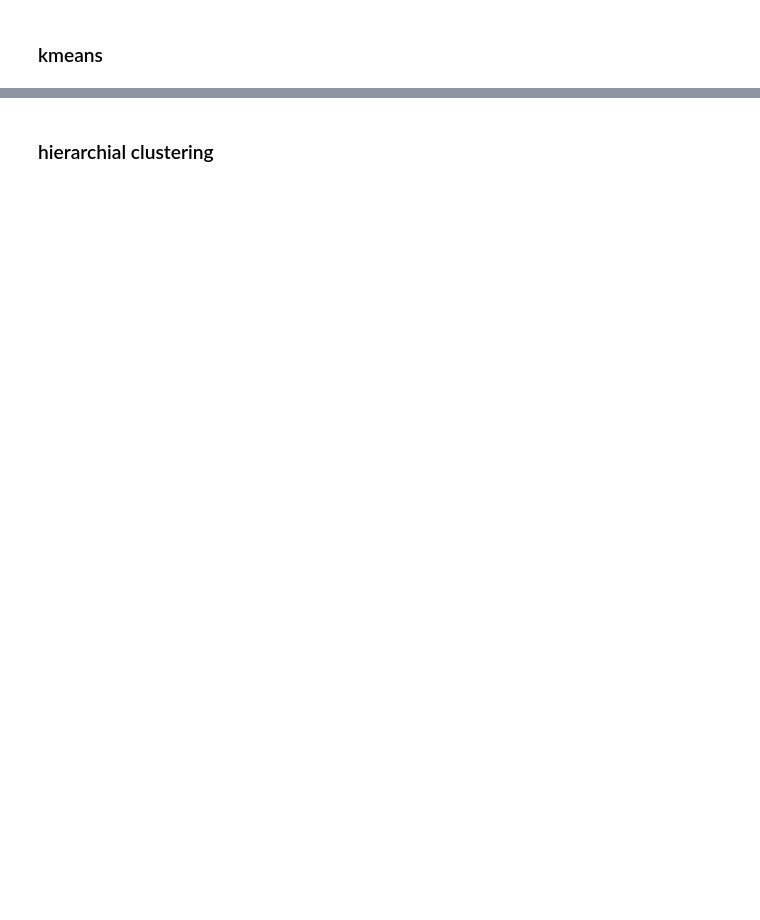
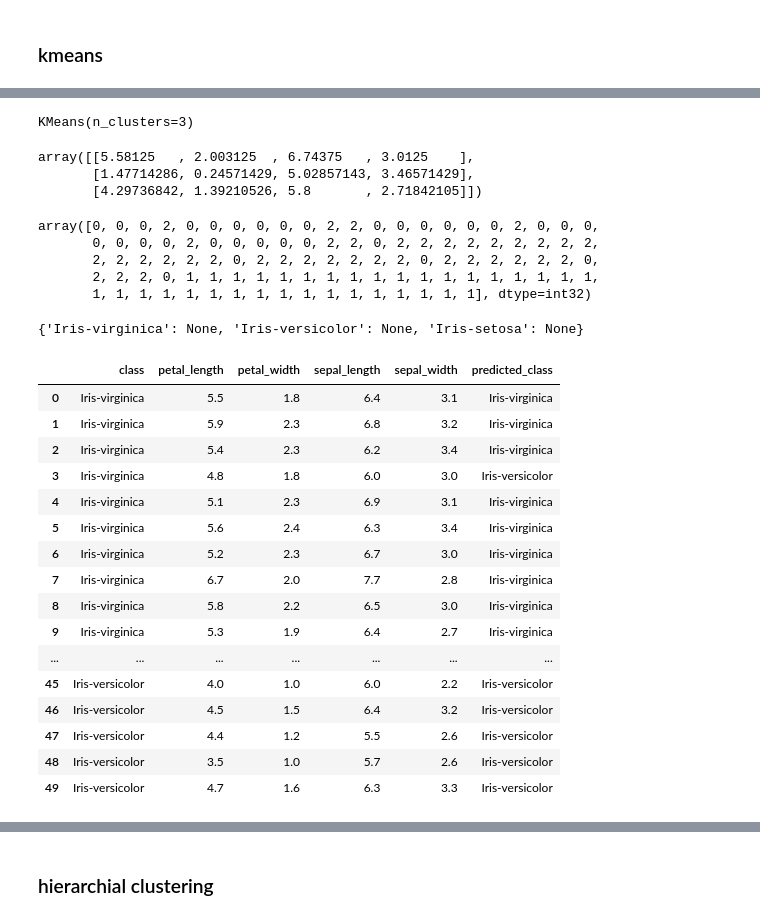
Before and after one commit to sharmasaravanan/Machine_learning, a Jupyter notebook: AI-Connect-2021.ipynb, the cells around one changed output, grey strips where cells are left out. Saved outputs shown, nothing was run; the diff lists cells and outputs as text; code cells hidden in the pictures; blank space fills up the shorter version.

```diff
--- a/AI-Connect-2021.ipynb
+++ b/AI-Connect-2021.ipynb
@@ -2106,0 +2114,2 @@ pca
+# %%
+dataset = pd.read_csv("train.csv")
@@ -2106,0 +2150,48 @@ pca
+# %%
+model.fit(x)
+# %% [output]
+KMeans(n_clusters=3)
+# %%
+model.cluster_centers_
+# %% [output]
+array([[5.58125   , 2.003125  , 6.74375   , 3.0125    ],
+       [1.47714286, 0.24571429, 5.02857143, 3.46571429],
+       [4.29736842, 1.39210526, 5.8       , 2.71842105]])
+# %%
+model.labels_
+# %% [output]
+array([0, 0, 0, 2, 0, 0, 0, 0, 0, 0, 2, 2, 0, 0, 0, 0, 0, 0, 2, 0, 0, 0,
+       0, 0, 0, 0, 2, 0, 0, 0, 0, 0, 2, 2, 0, 2, 2, 2, 2, 2, 2, 2, 2, 2,
+       2, 2, 2, 2, 2, 2, 0, 2, 2, 2, 2, 2, 2, 2, 0, 2, 2, 2, 2, 2, 2, 0,
+       2, 2, 2, 0, 1, 1, 1, 1, 1, 1, 1, 1, 1, 1, 1, 1, 1, 1, 1, 1, 1, 1,
+       1, 1, 1, 1, 1, 1, 1, 1, 1, 1, 1, 1, 1, 1, 1, 1, 1], dtype=int32)
+# %%
+dict.fromkeys(dataset['class'].unique())
+# %% [output]
+{'Iris-virginica': None, 'Iris-versicolor': None, 'Iris-setosa': None}
+# %%
+temp = {0:'Iris-virginica', 2:'Iris-versicolor', 1:'Iris-setosa'}
+# %%
+dataset.drop(columns='predicted',inplace=True)
+# %%
+dataset['predicted_class'] = dataset['predicted'].map(temp)
+# %%
+dataset.iloc[:50,:]
+# %% [output]
+|  | class | petal_length | petal_width | sepal_length | sepal_width | predicted_class |
+| 0 | Iris-virginica | 5.5 | 1.8 | 6.4 | 3.1 | Iris-virginica |
+| 1 | Iris-virginica | 5.9 | 2.3 | 6.8 | 3.2 | Iris-virginica |
+| 2 | Iris-virginica | 5.4 | 2.3 | 6.2 | 3.4 | Iris-virginica |
+| 3 | Iris-virginica | 4.8 | 1.8 | 6.0 | 3.0 | Iris-versicolor |
+| 4 | Iris-virginica | 5.1 | 2.3 | 6.9 | 3.1 | Iris-virginica |
+| 5 | Iris-virginica | 5.6 | 2.4 | 6.3 | 3.4 | Iris-virginica |
+| 6 | Iris-virginica | 5.2 | 2.3 | 6.7 | 3.0 | Iris-virginica |
+| 7 | Iris-virginica | 6.7 | 2.0 | 7.7 | 2.8 | Iris-virginica |
+| 8 | Iris-virginica | 5.8 | 2.2 | 6.5 | 3.0 | Iris-virginica |
+| 9 | Iris-virginica | 5.3 | 1.9 | 6.4 | 2.7 | Iris-virginica |
+| ... | ... | ... | ... | ... | ... | ... |
+| 45 | Iris-versicolor | 4.0 | 1.0 | 6.0 | 2.2 | Iris-versicolor |
+| 46 | Iris-versicolor | 4.5 | 1.5 | 6.4 | 3.2 | Iris-versicolor |
+| 47 | Iris-versicolor | 4.4 | 1.2 | 5.5 | 2.6 | Iris-versicolor |
+| 48 | Iris-versicolor | 3.5 | 1.0 | 5.7 | 2.6 | Iris-versicolor |
+| 49 | Iris-versicolor | 4.7 | 1.6 | 6.3 | 3.3 | Iris-versicolor |
```
Also changed, not shown: parts of 33 cells of this notebook.
